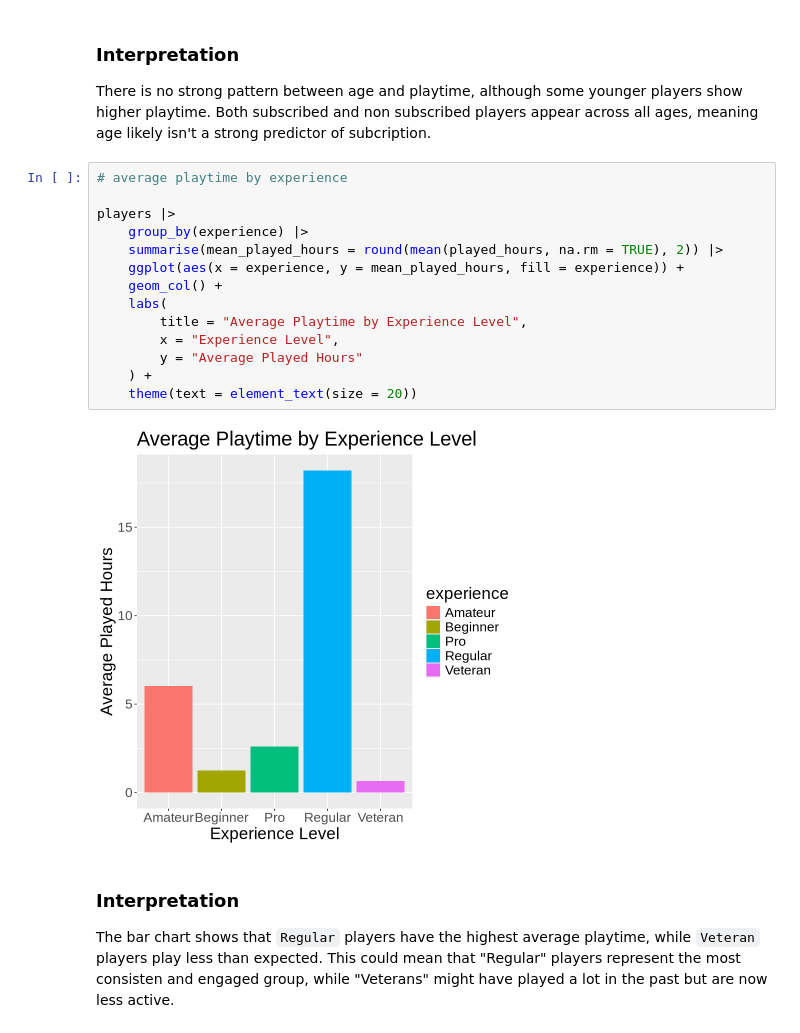
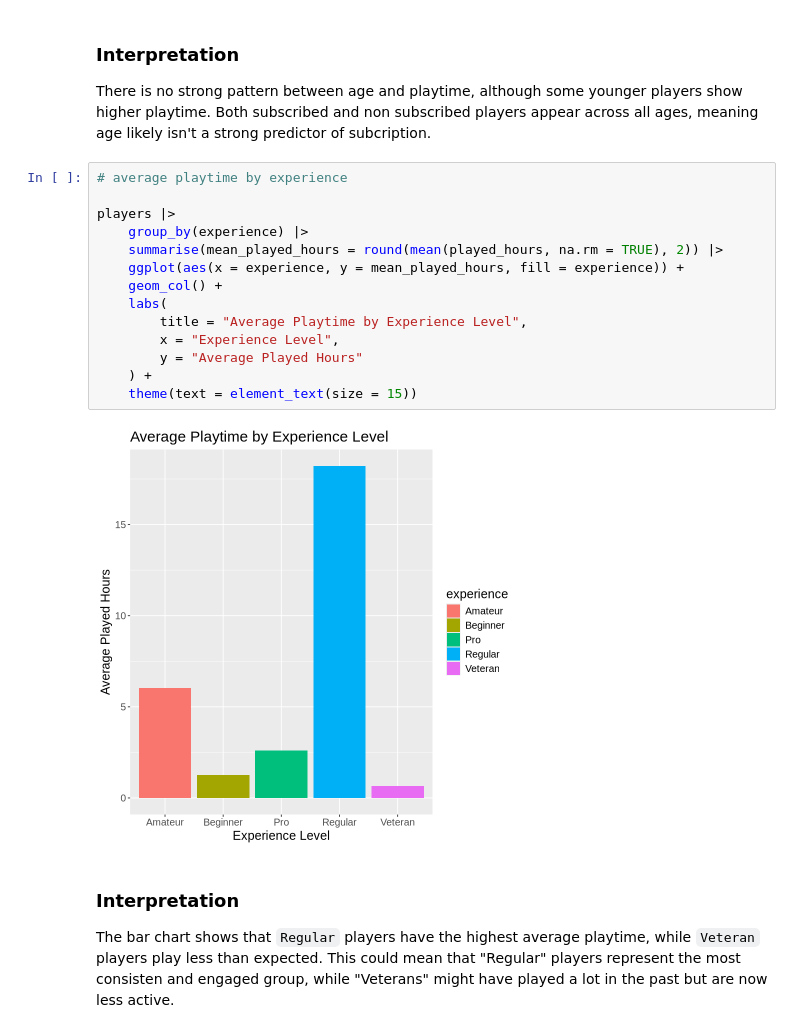
Before and after one commit to emily2628/Dsci-100---Individual-Plan, a Jupyter notebook: Individual Plan.ipynb, the cells around one changed output. Saved outputs shown, nothing was run; the diff lists cells and outputs as text.

```diff
--- a/Individual Plan.ipynb
+++ b/Individual Plan.ipynb
@@ -253,19 +252,19 @@ There is no strong pattern between age and playtime, although some younger playe
 # %%
 # average playtime by experience
 
 players |>
     group_by(experience) |>
     summarise(mean_played_hours = round(mean(played_hours, na.rm = TRUE), 2)) |>
     ggplot(aes(x = experience, y = mean_played_hours, fill = experience)) +
     geom_col() +
     labs(
         title = "Average Playtime by Experience Level",
         x = "Experience Level",
         y = "Average Played Hours"
     ) +
-    theme(text = element_text(size = 20))
+    theme(text = element_text(size = 15))
 # %% [output]
-[figure, old version]
+[figure, new version]
 # %% [markdown]
 ### Interpretation
 The bar chart shows that `Regular` players have the highest average playtime, while `Veteran` players play less than expected. This could mean that "Regular" players represent the most consisten and engaged group, while "Veterans" might have played a lot in the past but are now less active.
```
Also changed, not shown: parts of 2 cells of this notebook.
